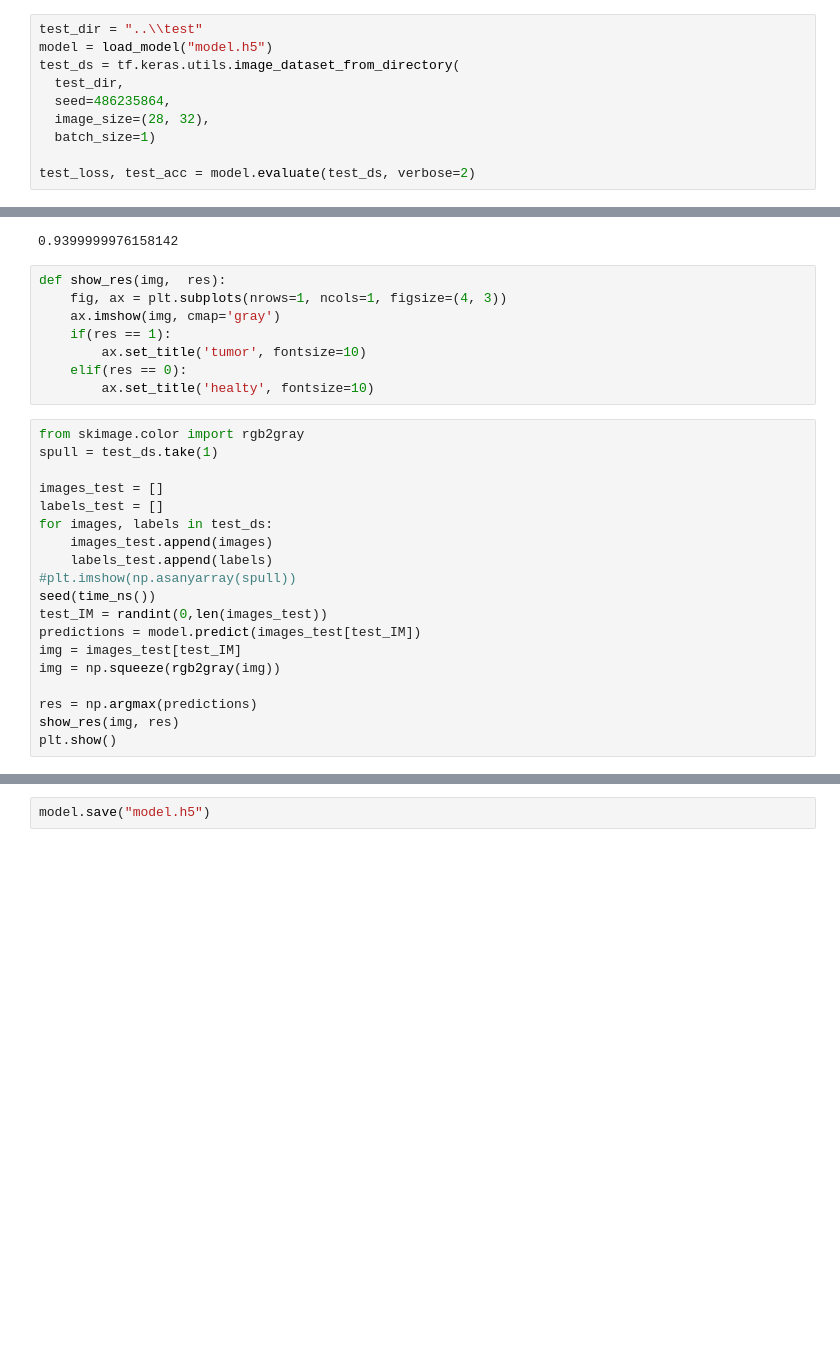
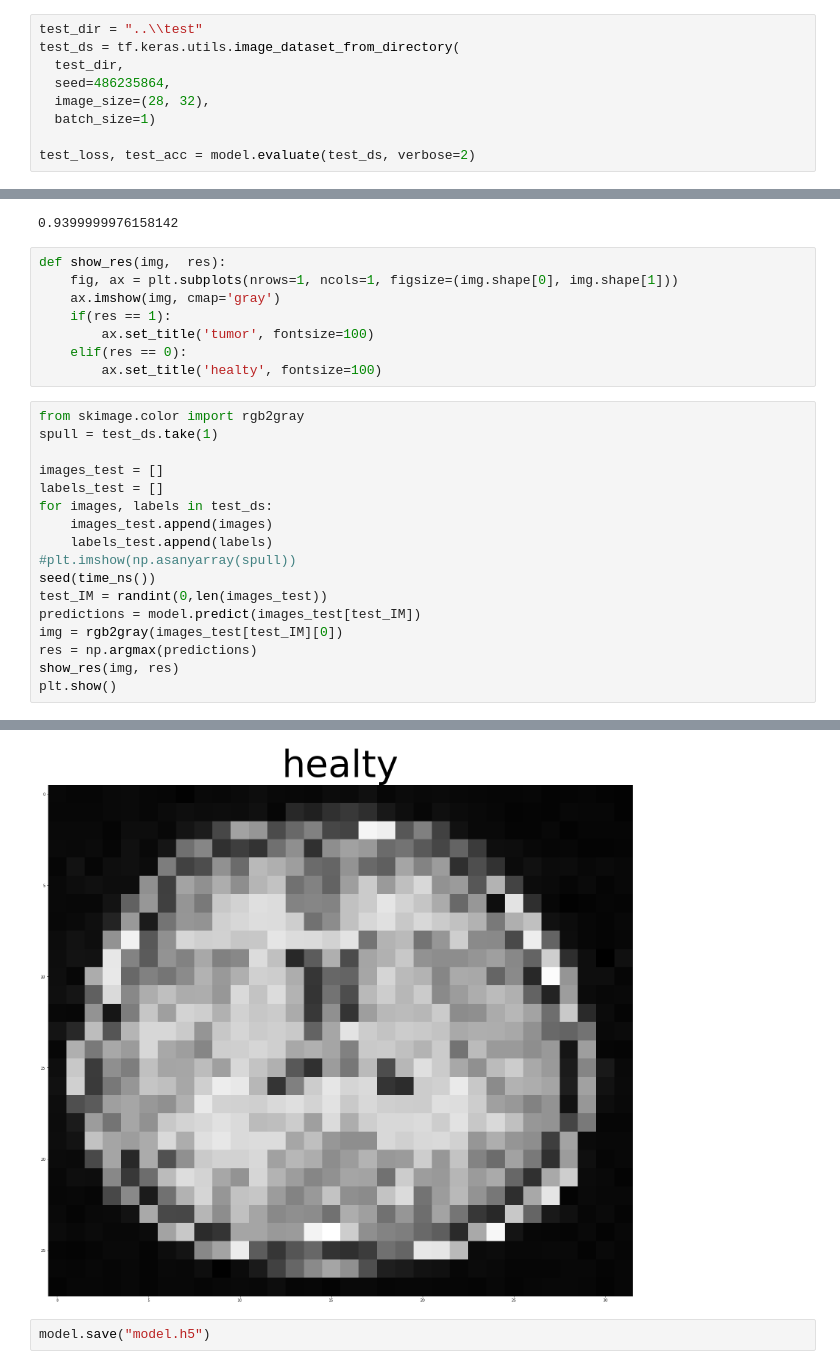
Before and after one commit to justinwiel/vision, a Jupyter notebook: code/eindopdrachtVISN_1.ipynb, the cells around one changed output, grey strips where cells are left out. Cells and saved outputs as stored; diff of their text form; blank space fills up the shorter version.

```diff
--- a/code/eindopdrachtVISN_1.ipynb
+++ b/code/eindopdrachtVISN_1.ipynb
@@ -87,6 +101,5 @@ print(test_acc)
 # %%
 test_dir = "..\\test"
-model = load_model("model.h5")
 test_ds = tf.keras.utils.image_dataset_from_directory(
   test_dir,
   seed=486235864,
@@ -102,12 +116,12 @@ print(test_acc)
 0.9399999976158142
 # %%
 def show_res(img,  res):
-    fig, ax = plt.subplots(nrows=1, ncols=1, figsize=(4, 3))
+    fig, ax = plt.subplots(nrows=1, ncols=1, figsize=(img.shape[0], img.shape[1]))
     ax.imshow(img, cmap='gray')
     if(res == 1):
-        ax.set_title('tumor', fontsize=10)
+        ax.set_title('tumor', fontsize=100)
     elif(res == 0):
-        ax.set_title('healty', fontsize=10)
+        ax.set_title('healty', fontsize=100)
 # %%
 from skimage.color import rgb2gray
 spull = test_ds.take(1)
@@ -121,9 +135,7 @@ for images, labels in test_ds:
 seed(time_ns())
 test_IM = randint(0,len(images_test))
 predictions = model.predict(images_test[test_IM])
-img = images_test[test_IM]
-img = np.squeeze(rgb2gray(img))
-
+img = rgb2gray(images_test[test_IM][0])
 res = np.argmax(predictions)
 show_res(img, res)
 plt.show()
@@ -132,2 +143,3 @@ NameError: name 'test_ds' is not defined
+[figure, added]
 # %%
 model.save("model.h5")
```
Also changed, not shown: parts of 7 cells of this notebook, 3 other files.
